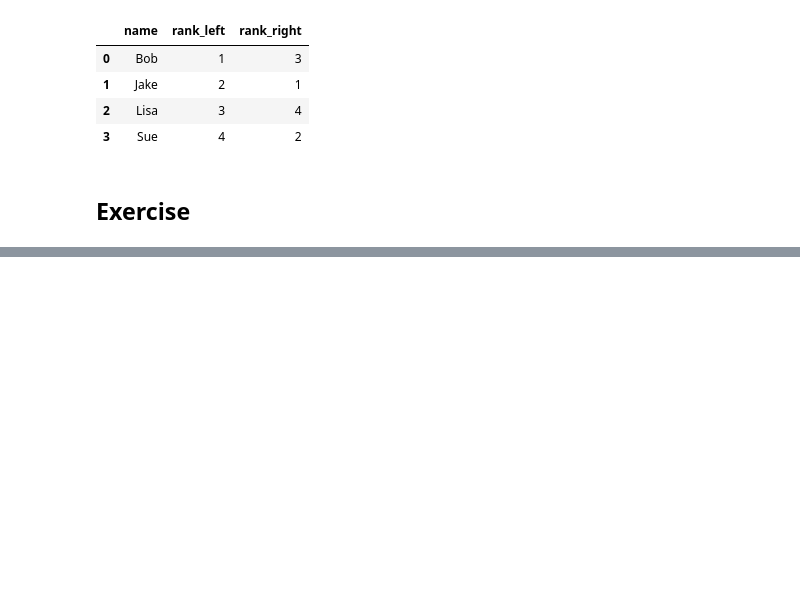
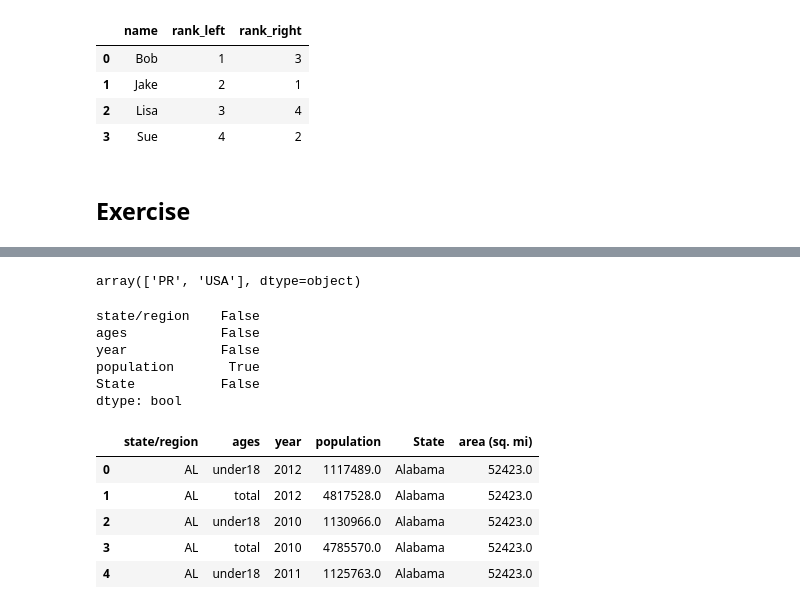
Before and after one commit to OtakuGod0/Data-Science, a Jupyter notebook: Python-Libraries/Pandas.ipynb, the cells around one changed output, grey strips where cells are left out. Cells and saved outputs as stored; diff of their text form; code cells hidden in the pictures; blank space fills up the shorter version.

```diff
--- a/Python-Libraries/Pandas.ipynb
+++ b/Python-Libraries/Pandas.ipynb
@@ -861,0 +879,25 @@ True
+# %%
+merged[merged['State'].isnull()]['state/region'].unique()
+# %% [output]
+array(['PR', 'USA'], dtype=object)
+# %%
+merged.loc[merged['state/region'] == 'PR', 'State'] = 'Puerto Rico'
+merged.loc[merged['state/region'] == 'USA', 'State'] = 'United States'
+merged.isnull().any()
+# %% [output]
+state/region    False
+ages            False
+year            False
+population       True
+State           False
+dtype: bool
+# %%
+final = pd.merge(merged, areas, on = 'State', how = 'left')
+final.head()
+# %% [output]
+|  | state/region | ages | year | population | State | area (sq. mi) |
+| 0 | AL | under18 | 2012 | 1117489.0 | Alabama | 52423.0 |
+| 1 | AL | total | 2012 | 4817528.0 | Alabama | 52423.0 |
+| 2 | AL | under18 | 2010 | 1130966.0 | Alabama | 52423.0 |
+| 3 | AL | total | 2010 | 4785570.0 | Alabama | 52423.0 |
+| 4 | AL | under18 | 2011 | 1125763.0 | Alabama | 52423.0 |
```
Also changed, not shown: parts of 19 cells of this notebook.
